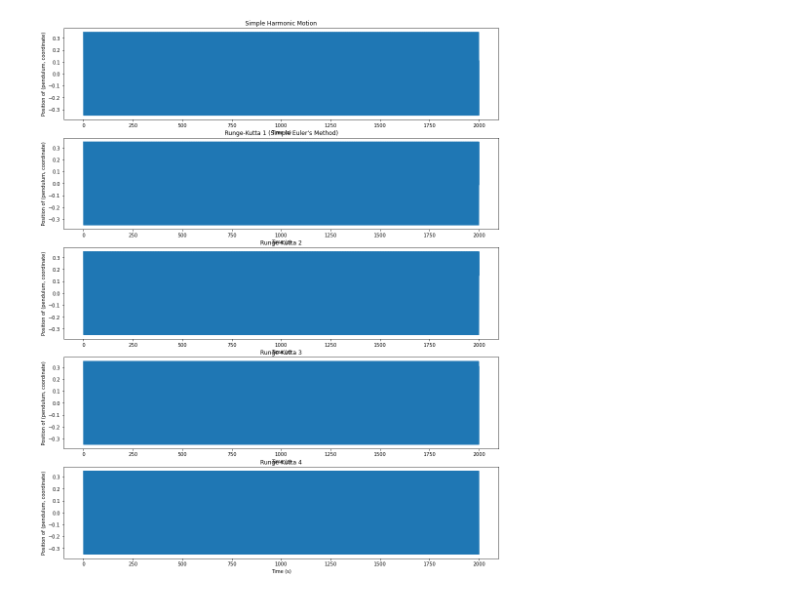
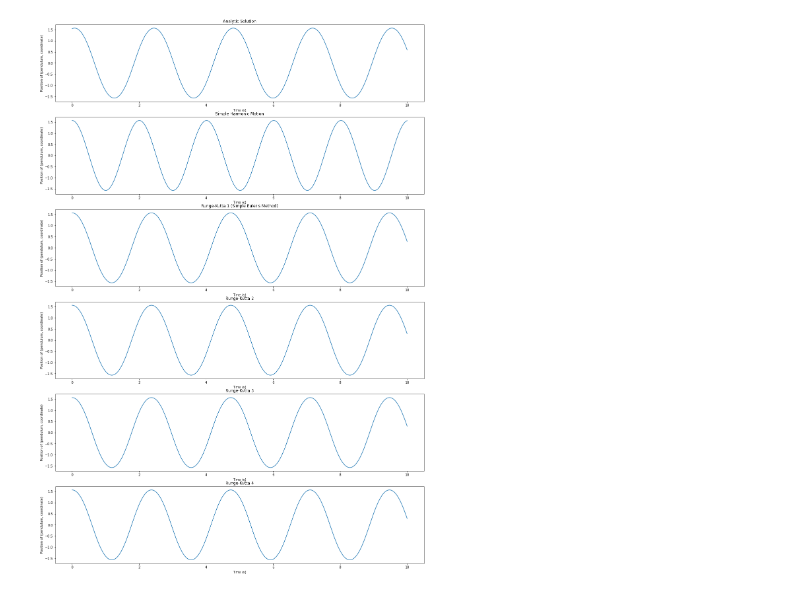
Before and after one commit to AdarshI/pendulum-simulations-77, a Jupyter notebook: pendulum_simulations.ipynb, the cells around one changed output. Saved outputs shown, nothing was run; the diff lists cells and outputs as text; code cells hidden in the pictures.

```diff
--- a/pendulum_simulations.ipynb
+++ b/pendulum_simulations.ipynb
@@ -20,13 +21,14 @@ def runge_kutta_1(theta, omega, length, dt=1e-3):
 # %%
 def runge_kutta_2(theta, omega, length, dt=1e-3):
 
-    k1o = get_alpha(theta, length)
-    k2o = get_alpha(theta+0.5*k1o*dt, length)
-    nomega = omega + k2o*dt
+    k1o = get_alpha(theta, length)*dt
+    k1t = omega*dt
 
-    k1t = nomega
-    k2t = nomega + 0.5*k1t*dt
-    ntheta = theta + k2t*dt
+    k2o = get_alpha(theta+0.5*k1t, length)*dt
+    k2t = (omega + 0.5*k1o)*dt
+
+    nomega = omega + k2o
+    ntheta = theta + k2t
 
     return ntheta, nomega
 # %%
@@ -68,63 +104,85 @@ def simulate(times, theta_0, length, dt=1e-3, step_fn=runge_kutta_1):
     omega = 0
     for t in range(num_steps):
         theta_arr[t] = theta
-        pos[t] = position(theta, length)
         theta, omega = step_fn(theta, omega, length, dt)
-    return pos, theta_arr
+    return theta_arr
 # %%
-theta_0 = np.pi / 180 * np.array([20])
+theta_0 = np.pi / 180 * np.array([90])
 length = np.array(1)
-deltatime = 1e-2
-duration = 2000
-times = np.arange(0, duration, deltatime)
+duration = 10
+deltatime = 1e-3
+times = np.arange(0, duration+deltatime, deltatime)
 
-_, axs = plt.subplots(5, figsize=(16,20))
+theta_an = np.array([theta_analytic(t, theta_0, length) for t in times]).T[0]
+theta_shm = theta_0 * np.cos( np.sqrt(cons.g / length) * times)
+theta_rk1 = simulate(times, theta_0, length, step_fn=runge_kutta_1, dt=deltatime)
+theta_rk2 = simulate(times, theta_0, length, step_fn=runge_kutta_2, dt=deltatime)
+theta_rk3 = simulate(times, theta_0, length, step_fn=runge_kutta_3, dt=deltatime)
+
+fig_sim, axs = plt.subplots(6, figsize=(20,30))
+# fig_sim.suptitle(r"$Simulations$", size='xx-large')
 for ax in axs:
     ax.set_xlabel("Time (s)")
     ax.set_ylabel("Position of (pendulum, coordinate)")
 
-theta_shm = theta_0 * np.cos( np.sqrt(cons.g / length) * times)
 ax = axs[0]
+ax.plot(times, theta_an)
+ax.set_xlabel("Time (s)")
+ax.set_ylabel("Position of (pendulum, coordinate)")
+ax.set_title("Analytic Solution")
+
+ax = axs[1]
 ax.plot(times, theta_shm)
 ax.set_title("Simple Harmonic Motion")
 
-pos, theta_rk1 = simulate(times, theta_0, length, step_fn=runge_kutta_1, dt=deltatime)
-ax = axs[1]
+ax = axs[2]
 ax.plot(times, theta_rk1)
 ax.set_title("Runge-Kutta 1 (Simple Euler's Method)")
-# for i in range(2):
-#   plt.plot(time, pos[:, i], label="{0}".format(i))
 
-pos, theta_rk2 = simulate(times, theta_0, length, step_fn=runge_kutta_2, dt=deltatime)
-ax = axs[2]
+ax = axs[3]
 ax.plot(times, theta_rk2)
 ax.set_title("Runge-Kutta 2")
 
-pos, theta_rk3 = simulate(times, theta_0, length, step_fn=runge_kutta_3, dt=deltatime)
-ax = axs[3]
+ax = axs[4]
 ax.plot(times, theta_rk3)
 ax.set_title("Runge-Kutta 3")
 
-pos, theta_rk4 = simulate(times, theta_0, length, step_fn=runge_kutta_4, dt=deltatime)
-ax = axs[4]
+theta_rk4 = simulate(times, theta_0, length, step_fn=runge_kutta_4, dt=deltatime)
+ax = axs[5]
 ax.plot(times, theta_rk4)
 ax.set_title("Runge-Kutta 4")
+plt.show()
 
-_, axs = plt.subplots(4, figsize=(16,16))
+fig_error, axs = plt.subplots(3,2, figsize=(24, 16))
+fig_error.suptitle("Error of Simulations to Analytic Solution")
 
-axs[0].plot(times, theta_rk2-theta_rk1)
-axs[0].set_title(r'RK1 - SHM')
-axs[1].plot(times, theta_rk3-theta_rk1)
-axs[1].set_title(r'RK2 - SHM')
-axs[2].plot(times, theta_rk3-theta_rk2)
-axs[2].set_title(r'RK1 - SHM')
-axs[3].plot(times, theta_rk4-theta_rk1)
-axs[3].set_title(r'RK1 - SHM')
+ax = axs[0,0]
+ax.plot(times, theta_an)
+ax.set_title(r"Analytic Solution")
 
-for ax in axs:
+ax = axs[0,1]
+ax.plot(times, theta_shm-theta_an)
+ax.set_title(r'SHM - An')
+
+ax = axs[1,0]
+ax.plot(times, theta_rk1-theta_an)
+ax.set_title(r'RK1 - An')
+
+ax = axs[1,1]
+ax.plot(times, theta_rk2-theta_an)
+ax.set_title(r'RK2 - An')
+
+ax = axs[2,0]
+ax.set_title(r'RK3 - An')
+ax.plot(times, theta_rk3-theta_an)
+
+ax = axs[2,1]
+ax.plot(times, theta_rk4-theta_an)
+ax.set_title(r'RK4 - An')
+
+for ax in axs.ravel():
     ax.set_xlabel("Time (s)")
     ax.set_ylabel("Position of (pendulum, coordinate)")
 
-plt.legend()
 plt.show()
 # %% [output]
@@ -132 +189 @@ No handles with labels found to put in legend.
-[figure, old version]
+[figure, new version]
```
Also changed, not shown: parts of 7 cells of this notebook.
